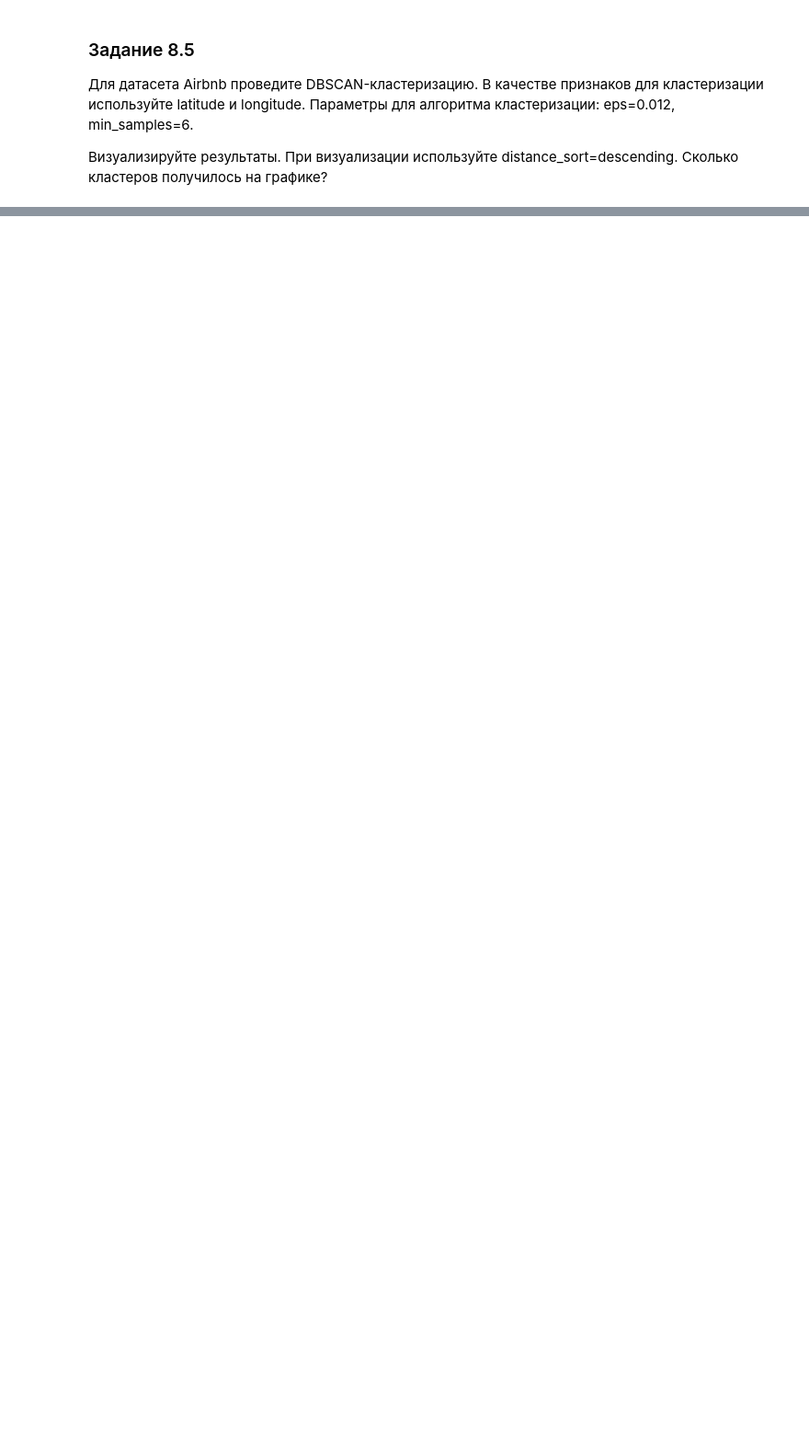
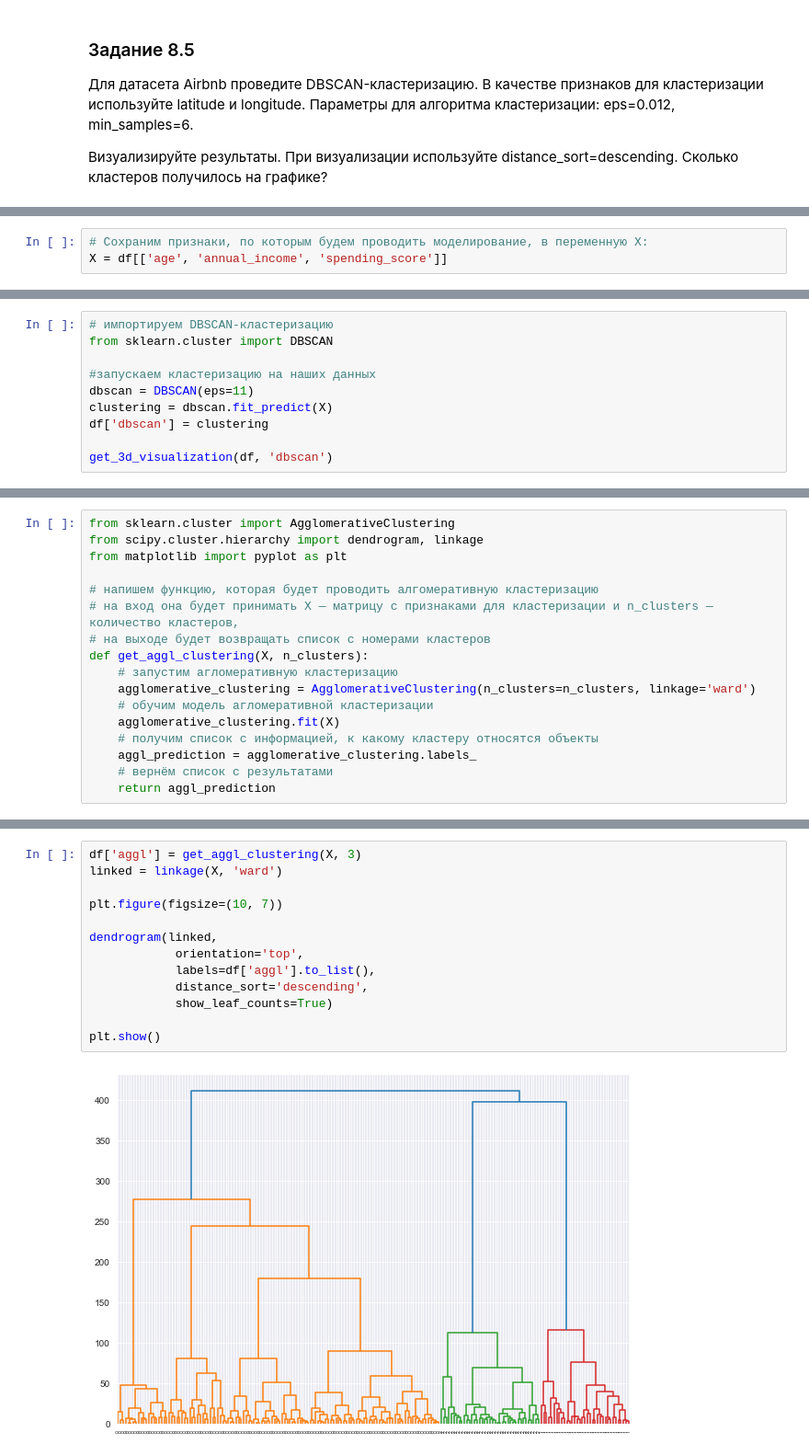
Before and after one commit to Alexx-Yu/python_classes, a Jupyter notebook: Module 33 - ML-4/Practice.ipynb, the cells around one changed output, grey strips where cells are left out. Shown at 92% size. Cells and saved outputs as stored; diff of their text form; blank space fills up the shorter version.

```diff
--- a/Module 33 - ML-4/Practice.ipynb
+++ b/Module 33 - ML-4/Practice.ipynb
@@ -254,0 +338,3 @@ sns.scatterplot(df.latitude, df.longitude, c=dbscan_clus.fit_predict(df[['latitu
+# %%
+# Сохраним признаки, по которым будем проводить моделирование, в переменную X:
+X = df[['age', 'annual_income', 'spending_score']]
@@ -254,0 +359,10 @@ sns.scatterplot(df.latitude, df.longitude, c=dbscan_clus.fit_predict(df[['latitu
+# %%
+# импортируем DBSCAN-кластеризацию
+from sklearn.cluster import DBSCAN
+
+#запускаем кластеризацию на наших данных
+dbscan = DBSCAN(eps=11)
+clustering = dbscan.fit_predict(X)
+df['dbscan'] = clustering
+
+get_3d_visualization(df, 'dbscan')
@@ -254,0 +371,17 @@ sns.scatterplot(df.latitude, df.longitude, c=dbscan_clus.fit_predict(df[['latitu
+# %%
+from sklearn.cluster import AgglomerativeClustering
+from scipy.cluster.hierarchy import dendrogram, linkage
+from matplotlib import pyplot as plt
+
+# напишем функцию, которая будет проводить алгомеративную кластеризацию
+# на вход она будет принимать X — матрицу с признаками для кластеризации и n_clusters — количество кластеров,
+# на выходе будет возвращать список с номерами кластеров
+def get_aggl_clustering(X, n_clusters):
+    # запустим агломеративную кластеризацию
+    agglomerative_clustering = AgglomerativeClustering(n_clusters=n_clusters, linkage='ward')
+    # обучим модель агломеративной кластеризации
+    agglomerative_clustering.fit(X)
+    # получим список c информацией, к какому кластеру относятся объекты
+    aggl_prediction = agglomerative_clustering.labels_
+    # вернём список с результатами
+    return aggl_prediction
@@ -254,0 +390,15 @@ sns.scatterplot(df.latitude, df.longitude, c=dbscan_clus.fit_predict(df[['latitu
+# %%
+df['aggl'] = get_aggl_clustering(X, 3)
+linked = linkage(X, 'ward')
+
+plt.figure(figsize=(10, 7))
+
+dendrogram(linked,
+            orientation='top',
+            labels=df['aggl'].to_list(),
+            distance_sort='descending',
+            show_leaf_counts=True)
+
+plt.show()
+# %% [output]
+[figure, added]
```
Also changed, not shown: parts of 31 cells of this notebook, 1 other file.
